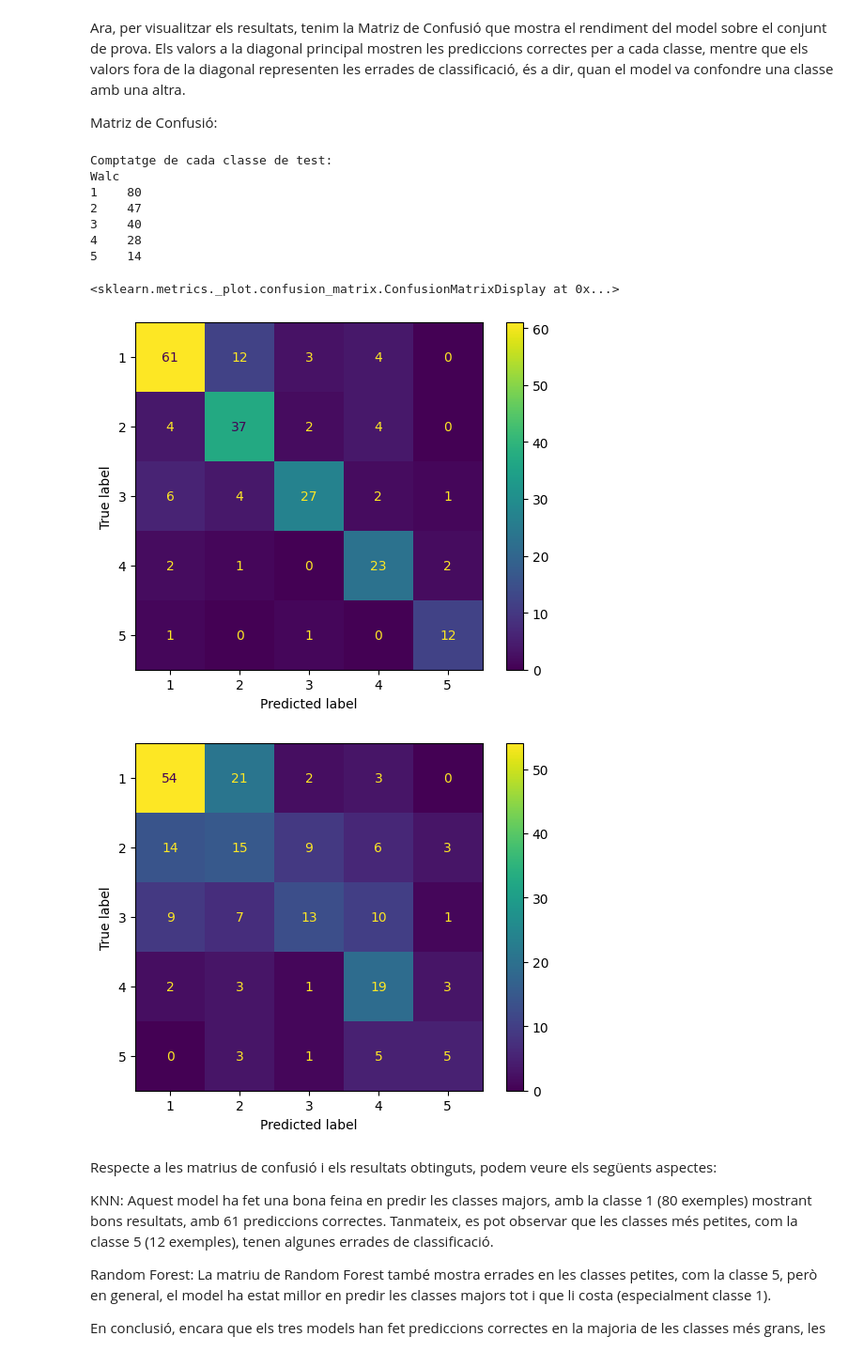
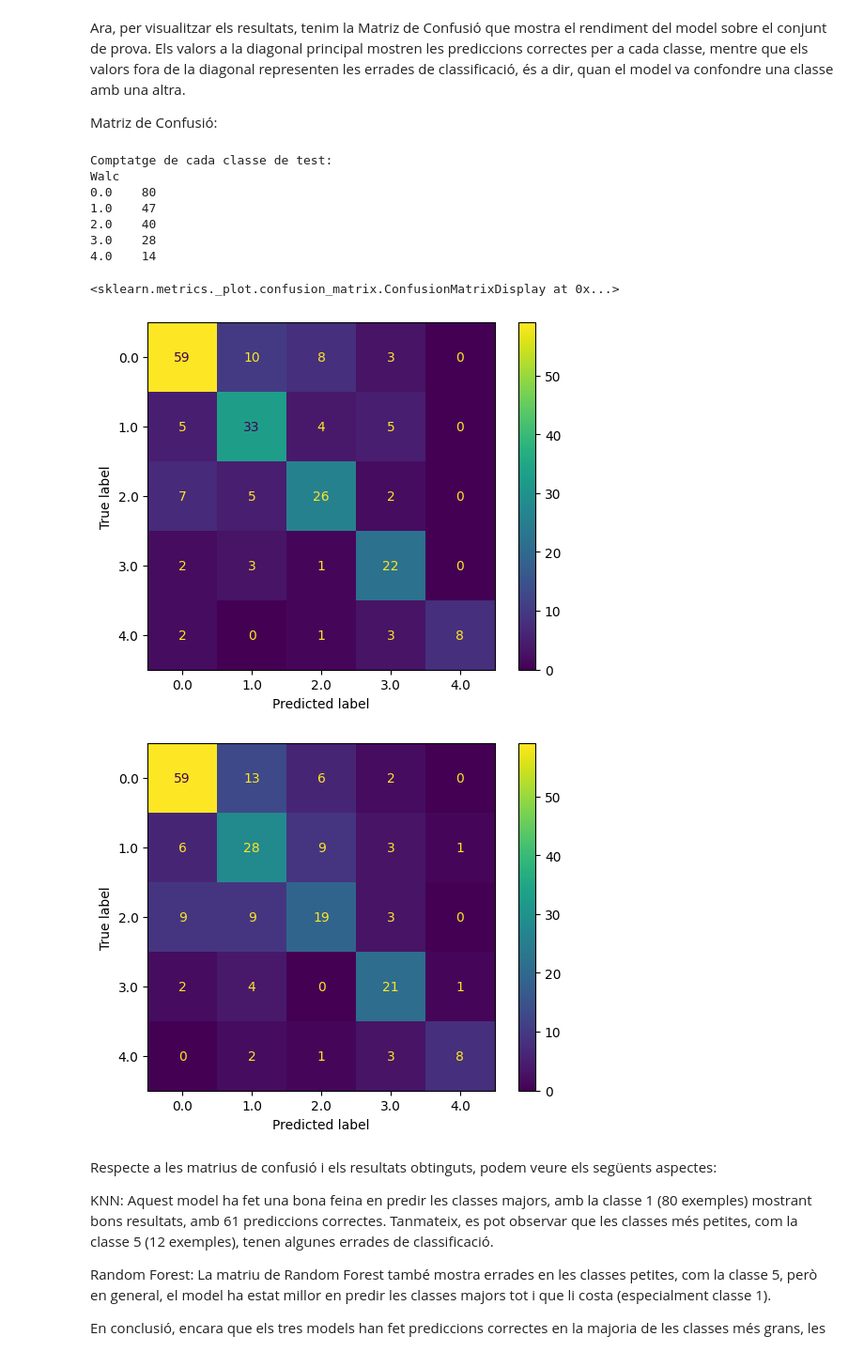
Before and after one commit to NIU1681519/CasKaggleStudentAlcoholConsumption, a Jupyter notebook: StudentAlcoholConsumption.ipynb, the cells around one changed output. Shown at 94% size. Drawn from its saved outputs; the diff is of its cells as text; code cells hidden in the pictures.

```diff
--- a/StudentAlcoholConsumption.ipynb
+++ b/StudentAlcoholConsumption.ipynb
@@ -1052,22 +1164,2 @@ Millor F1: 0.77122
 # %% [markdown]
 En la gràfica següent podem visualitzar el valor òptim de la mètrica f1_macro per model amb multiclasse i tambe el parametre class_weight amb valor 'balanced' per mijorar l'entrenament amb train desbalancejat. Per a cada model al buscar els millors valors pels hiperparàmetres.
-# %%
-# Modelos y sus F1-scores
-models = ['Logistic Regression', 'KNN', 'Decision Tree', 'Random Forest', 'AdaBoost', 'SVC']
-f1_score = [lr_scores, knn_scores, dt_scores, rf_scores, ab_scores , svc_scores]
-
-# Crear gráfico de barras
-plt.figure(figsize=(10, 5))
-plt.bar(models, f1_score, color='skyblue')
-
-# Añadir etiquetas y título
-plt.xlabel('Models')
-plt.ylabel('F1-Score')
-plt.title('Comparació del F1-Score entre diferents models')
-
-# Ajustar el diseño
-plt.xticks(rotation=45)
-plt.tight_layout()
-
-# Mostrar el gráfico
-plt.show()
@@ -1181,38 +1365,50 @@ Matriz de Confusió:
 # %%
 class_counts = test['Walc'].value_counts()
 print("Comptatge de cada classe de test:")
 print(class_counts.to_string())
 
-model_knn = KNeighborsClassifier(metric='manhattan', n_neighbors=3, weights='distance')
-model_rf = RandomForestClassifier(max_depth=6, min_samples_split=2, n_estimators=150)
+et_model = ExtraTreesClassifier(
+    max_depth=20,
+    min_samples_split=5,
+    n_estimators=200,
+    random_state=42  # Establecer una semilla para resultados reproducibles
+)
 
-model_knn.fit(X, y)
-model_rf.fit(X, y)
+rf_model = RandomForestClassifier(
+    max_depth=20,
+    min_samples_split=2,
+    n_estimators=200,
+    random_state=42  # Establecer una semilla para resultados reproducibles
+)
 
-y_pred_knn = model_knn.predict(X_test)
-y_pred_rf = model_rf.predict(X_test)
+# Ajustar el modelo a los datos (X, y)
+et_model.fit(X, y)
+rf_model.fit(X, y)
 
-conf_matrix_knn = confusion_matrix(y_test, y_pred_knn)
-disp_knn = ConfusionMatrixDisplay(confusion_matrix=conf_matrix_knn, display_labels=model_knn.classes_)
+y_pred_et = et_model.predict(X_test)
+y_pred_rf = rf_model.predict(X_test)
+
+conf_matrix_et = confusion_matrix(y_test, y_pred_et)
+disp_knn = ConfusionMatrixDisplay(confusion_matrix=conf_matrix_et, display_labels=et_model.classes_)
 #print("Matriz de Confusión para KNN:\n", conf_matrix_knn)
 
 conf_matrix_rf = confusion_matrix(y_test, y_pred_rf)
-disp_rf = ConfusionMatrixDisplay(confusion_matrix=conf_matrix_rf, display_labels=model_rf.classes_)
+disp_rf = ConfusionMatrixDisplay(confusion_matrix=conf_matrix_rf, display_labels=rf_model.classes_)
 #print("Matriz de Confusión para Random Forest:\n", conf_matrix_rf)
 
 disp_knn.plot()
 disp_rf.plot()
 # %% [output]
 Comptatge de cada classe de test:
 Walc
-1    80
-2    47
-3    40
-4    28
-5    14
+0.0    80
+1.0    47
+2.0    40
+3.0    28
+4.0    14
 <sklearn.metrics._plot.confusion_matrix.ConfusionMatrixDisplay at 0x...>
-[figure, old version]
+[figure, new version]
-[figure, old version]
+[figure, new version]
 # %% [markdown]
 Respecte a les matrius de confusió i els resultats obtinguts, podem veure els següents aspectes:
 
```
Also changed, not shown: parts of 21 cells of this notebook.
